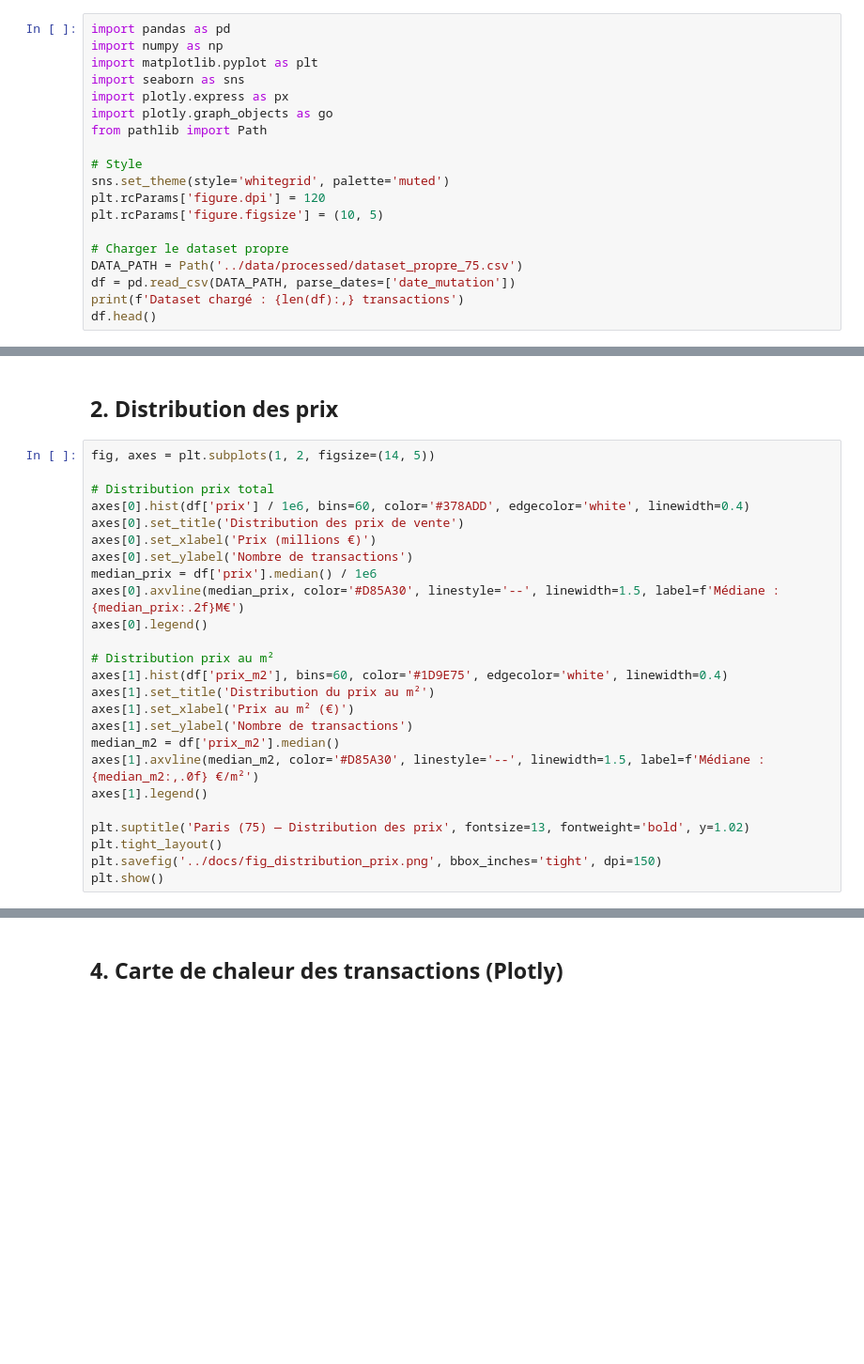
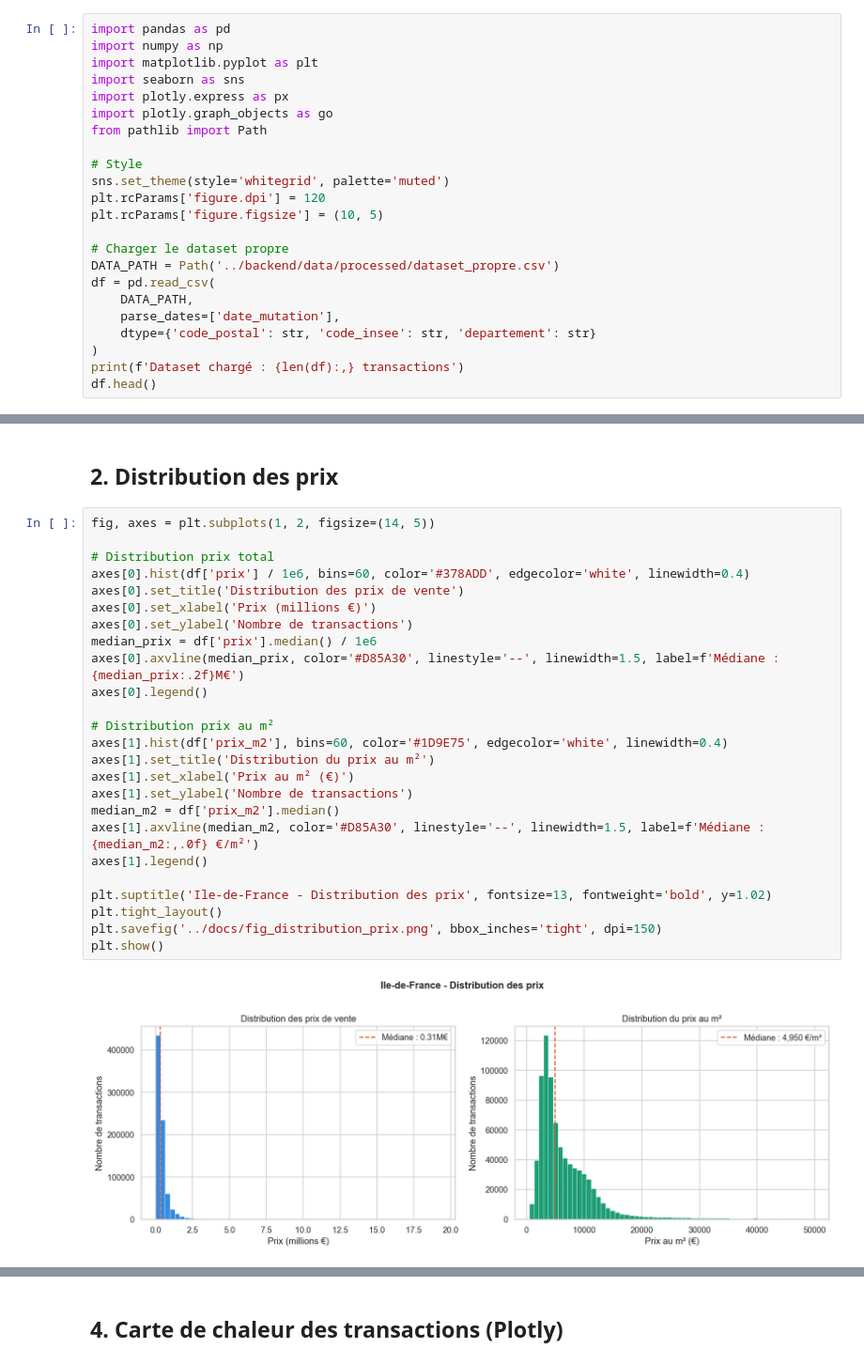
Before and after one commit to Mathis-TE/Terraform, a Jupyter notebook: notebook/01_eda_dvf.ipynb, the cells around one changed output, grey strips where cells are left out. Shown at 94% size. Cells and saved outputs as stored; diff of their text form; blank space fills up the shorter version.

```diff
--- a/notebook/01_eda_dvf.ipynb
+++ b/notebook/01_eda_dvf.ipynb
@@ -21,7 +21,11 @@ plt.rcParams['figure.dpi'] = 120
 plt.rcParams['figure.figsize'] = (10, 5)
 
 # Charger le dataset propre
-DATA_PATH = Path('../data/processed/dataset_propre_75.csv')
-df = pd.read_csv(DATA_PATH, parse_dates=['date_mutation'])
+DATA_PATH = Path('../backend/data/processed/dataset_propre.csv')
+df = pd.read_csv(
+    DATA_PATH,
+    parse_dates=['date_mutation'],
+    dtype={'code_postal': str, 'code_insee': str, 'departement': str}
+)
 print(f'Dataset chargé : {len(df):,} transactions')
 df.head()
@@ -52,25 +84,27 @@ else:
 # %%
 fig, axes = plt.subplots(1, 2, figsize=(14, 5))
 
 # Distribution prix total
 axes[0].hist(df['prix'] / 1e6, bins=60, color='#378ADD', edgecolor='white', linewidth=0.4)
 axes[0].set_title('Distribution des prix de vente')
 axes[0].set_xlabel('Prix (millions €)')
 axes[0].set_ylabel('Nombre de transactions')
 median_prix = df['prix'].median() / 1e6
 axes[0].axvline(median_prix, color='#D85A30', linestyle='--', linewidth=1.5, label=f'Médiane : {median_prix:.2f}M€')
 axes[0].legend()
 
 # Distribution prix au m²
 axes[1].hist(df['prix_m2'], bins=60, color='#1D9E75', edgecolor='white', linewidth=0.4)
 axes[1].set_title('Distribution du prix au m²')
 axes[1].set_xlabel('Prix au m² (€)')
 axes[1].set_ylabel('Nombre de transactions')
 median_m2 = df['prix_m2'].median()
 axes[1].axvline(median_m2, color='#D85A30', linestyle='--', linewidth=1.5, label=f'Médiane : {median_m2:,.0f} €/m²')
 axes[1].legend()
 
-plt.suptitle('Paris (75) — Distribution des prix', fontsize=13, fontweight='bold', y=1.02)
+plt.suptitle('Ile-de-France - Distribution des prix', fontsize=13, fontweight='bold', y=1.02)
 plt.tight_layout()
 plt.savefig('../docs/fig_distribution_prix.png', bbox_inches='tight', dpi=150)
 plt.show()
+# %% [output]
+[figure, added]
```
Also changed, not shown: parts of 14 cells of this notebook, 18 other files.
